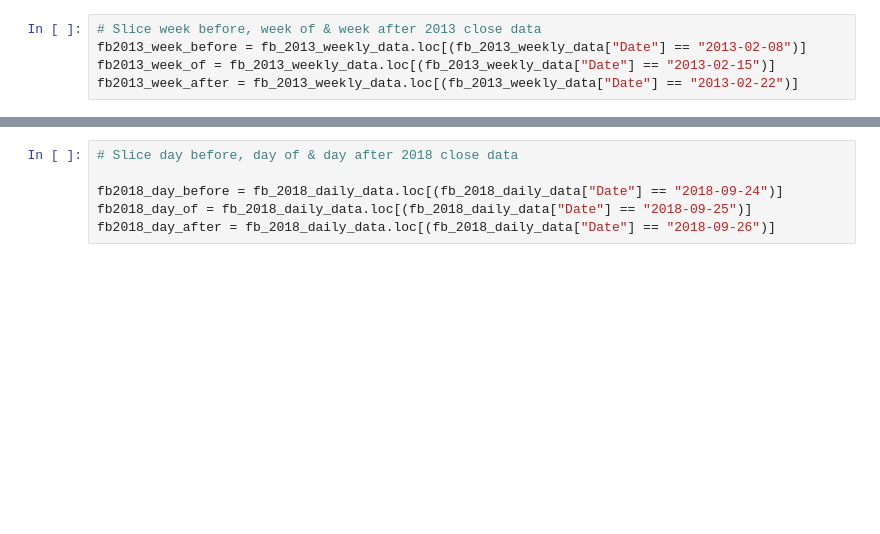
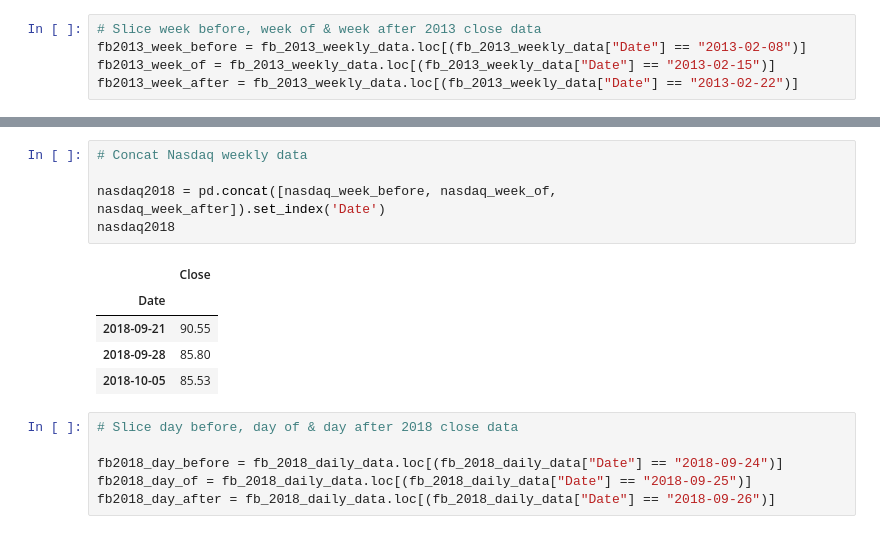
Before and after one commit to chaka37/Project1, a Jupyter notebook: notebooks/dom data cleaning/plotting.ipynb, the cells around one changed output, grey strips where cells are left out. Saved outputs shown, nothing was run; the diff lists cells and outputs as text; blank space fills up the shorter version.

```diff
--- a/notebooks/dom.ipynb
+++ b/notebooks/dom data cleaning/plotting.ipynb
@@ -518,3 +539,14 @@ fbdaily2013
+# %%
+# Concat Nasdaq weekly data
+
+nasdaq2018 = pd.concat([nasdaq_week_before, nasdaq_week_of, nasdaq_week_after]).set_index('Date')
+nasdaq2018
+# %% [output]
+|  | Close |
+| Date |  |
+| 2018-09-21 | 90.55 |
+| 2018-09-28 | 85.80 |
+| 2018-10-05 | 85.53 |
 # %%
 # Slice day before, day of & day after 2018 close data
 
```
Also changed, not shown: parts of 18 cells of this notebook, 9 other files.
